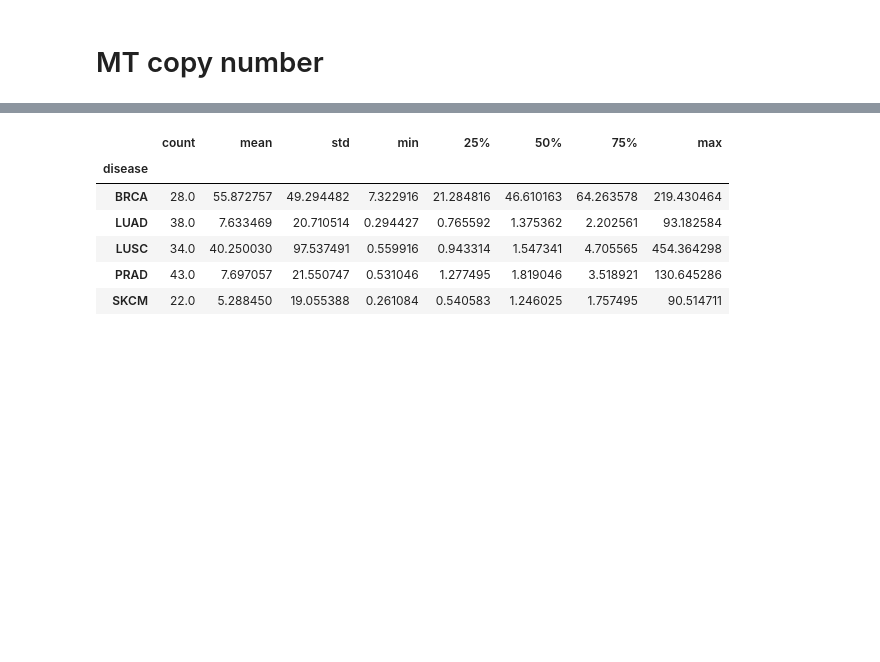
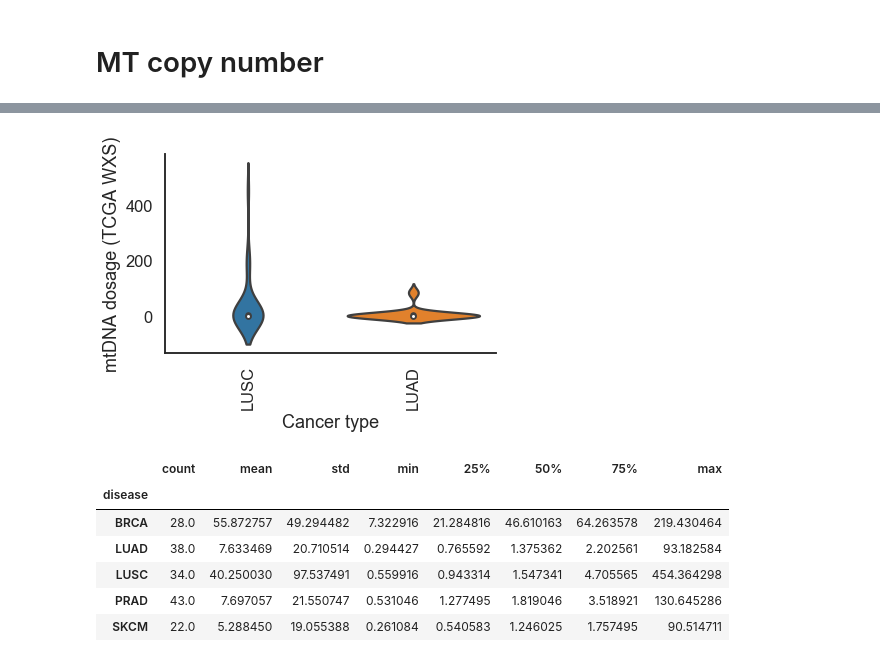
Before and after one commit to smangul1/seeing.beyond.target.results, a Jupyter notebook: raw.results/analysis.MT.ipynb, the cells around one changed output, grey strips where cells are left out. Saved outputs shown, nothing was run; the diff lists cells and outputs as text; code cells hidden in the pictures; blank space fills up the shorter version.

```diff
--- a/raw.results/analysis.MT.ipynb
+++ b/raw.results/analysis.MT.ipynb
@@ -99,0 +101,3 @@ plt.savefig("MT.cov.pdf", bbox_inches='tight')
+# %%
+df_lung=data_cov_WXS.loc[(data_cov_WXS['disease'] == 'LUAD') | (data_cov_WXS['disease'] == 'LUSC')]
+df_lung.head()
@@ -100,3 +112,18 @@ plt.savefig("MT.cov.pdf", bbox_inches='tight')
+# %%
+import matplotlib.pyplot as plt
+import seaborn as sns
+g=sns.set_style("white")
+g=sns.set_context("talk")
+g=sns.catplot(x='disease', y='cov_MT_norm', data=df_lung,
+            height=4,aspect=1.5,kind='violin')
+#g=sns.stripplot(x="disease", y="cov_MT_norm", data=data_cov_WXS, palette=["black"], jitter=0.05)
+g.set(xlabel='Cancer type', ylabel='mtDNA dosage (TCGA WXS)')
+g=sns.despine()
+plt.xticks(rotation=90)
+plt.savefig("MT.cov.lung.png", bbox_inches='tight')
+plt.savefig("MT.cov.lung.pdf", bbox_inches='tight')
+# %% [output]
+[figure, added]
 # %%
 data_cov_WXS.groupby("disease")['cov_MT_norm'].describe()
 # %% [output]
```
Also changed, not shown: parts of 3 cells of this notebook, 15 other files.
